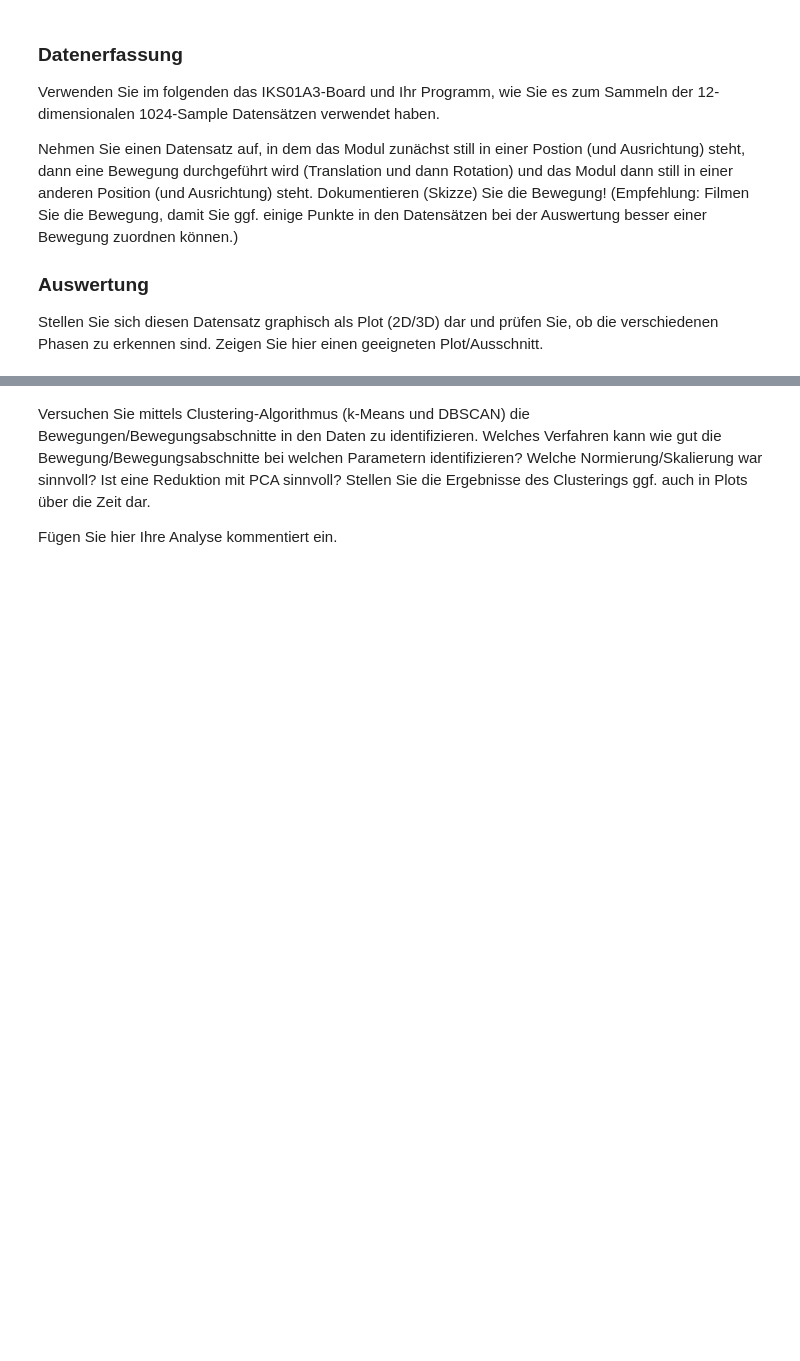
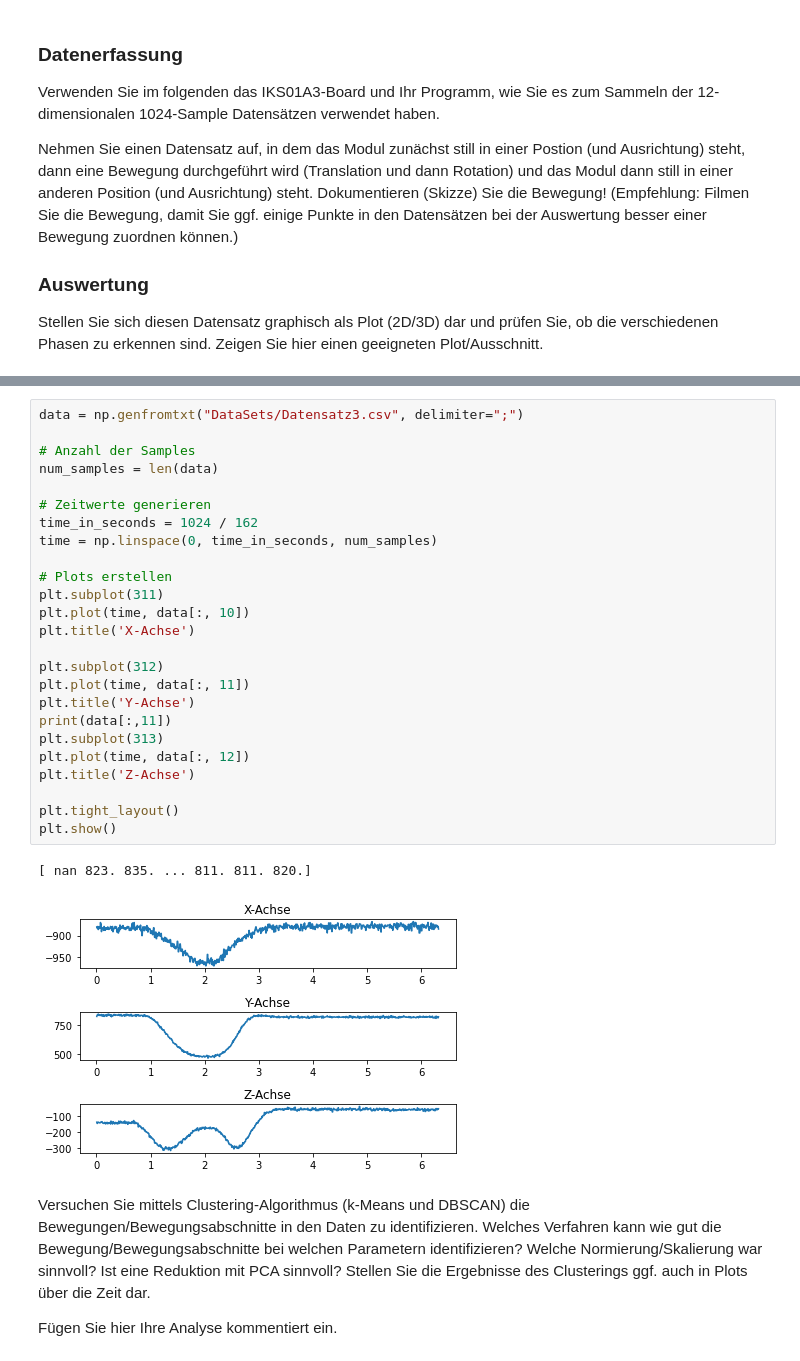
Before and after one commit to kanuphamm/ISS_Praktikum, a Jupyter notebook: Praktikum4/Praktikum4_v02tt-Copy1.ipynb, the cells around one changed output, grey strips where cells are left out. Saved outputs shown, nothing was run; the diff lists cells and outputs as text; blank space fills up the shorter version.

```diff
--- a/Praktikum4/Praktikum4_v02tt-Copy1.ipynb
+++ b/Praktikum4/Praktikum4_v02tt-Copy1.ipynb
@@ -237,3 +281,31 @@ Stellen Sie sich diesen Datensatz graphisch als Plot (2D/3D) dar und prüfen Sie
+# %%
+data = np.genfromtxt("DataSets/Datensatz3.csv", delimiter=";")
+
+# Anzahl der Samples
+num_samples = len(data)
+
+# Zeitwerte generieren
+time_in_seconds = 1024 / 162
+time = np.linspace(0, time_in_seconds, num_samples)
+
+# Plots erstellen
+plt.subplot(311)
+plt.plot(time, data[:, 10])
+plt.title('X-Achse')
+
+plt.subplot(312)
+plt.plot(time, data[:, 11])
+plt.title('Y-Achse')
+print(data[:,11])
+plt.subplot(313)
+plt.plot(time, data[:, 12])
+plt.title('Z-Achse')
+
+plt.tight_layout()
+plt.show()
+# %% [output]
+[ nan 823. 835. ... 811. 811. 820.]
+[figure, added]
 # %% [markdown]
 Versuchen Sie mittels Clustering-Algorithmus (k-Means und DBSCAN) die Bewegungen/Bewegungsabschnitte in den Daten zu identifizieren. Welches Verfahren kann wie gut die Bewegung/Bewegungsabschnitte bei welchen Parametern identifizieren? Welche Normierung/Skalierung war sinnvoll? Ist eine Reduktion mit PCA sinnvoll? Stellen Sie die Ergebnisse des Clusterings ggf. auch in Plots über die Zeit dar.
 
```
Also changed, not shown: parts of 3 cells of this notebook, 4 other files.
